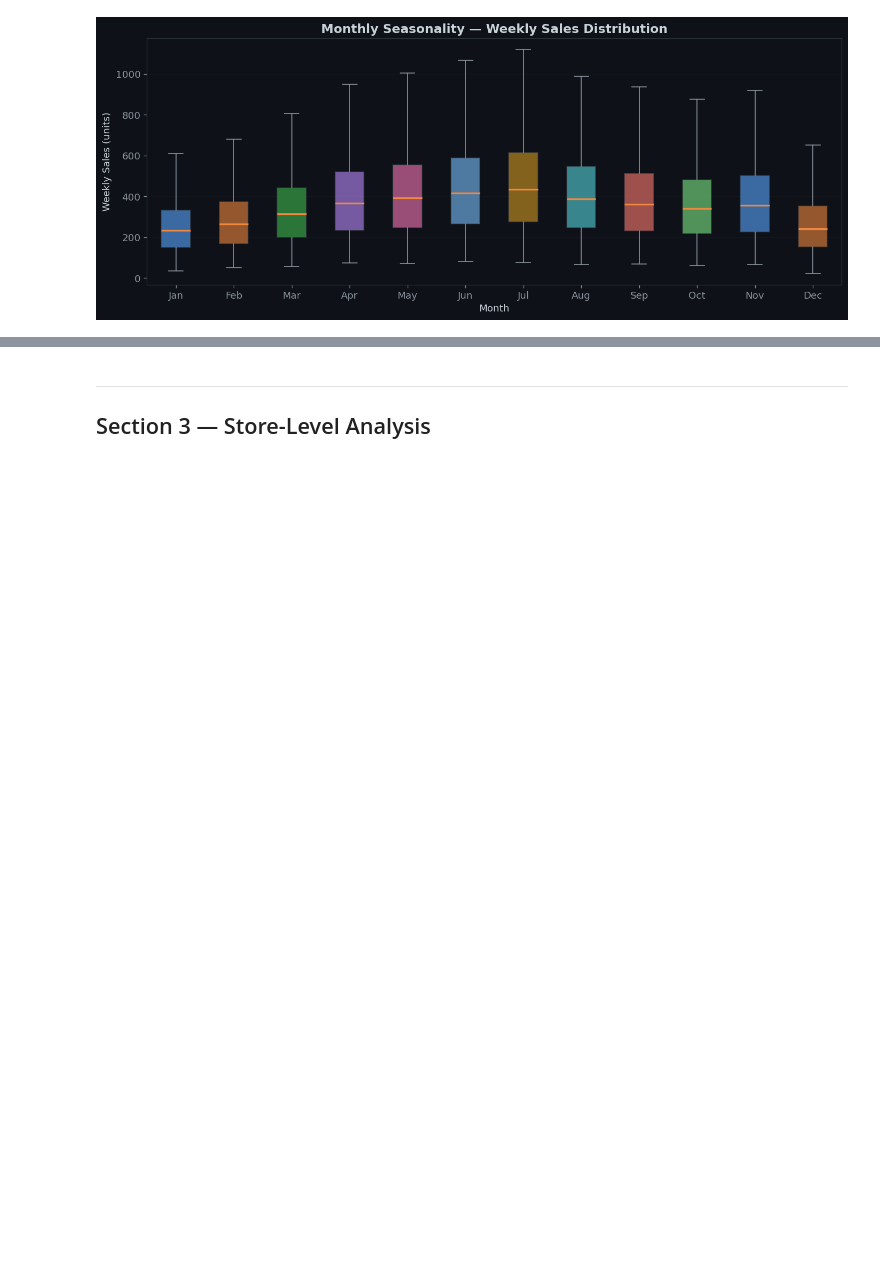
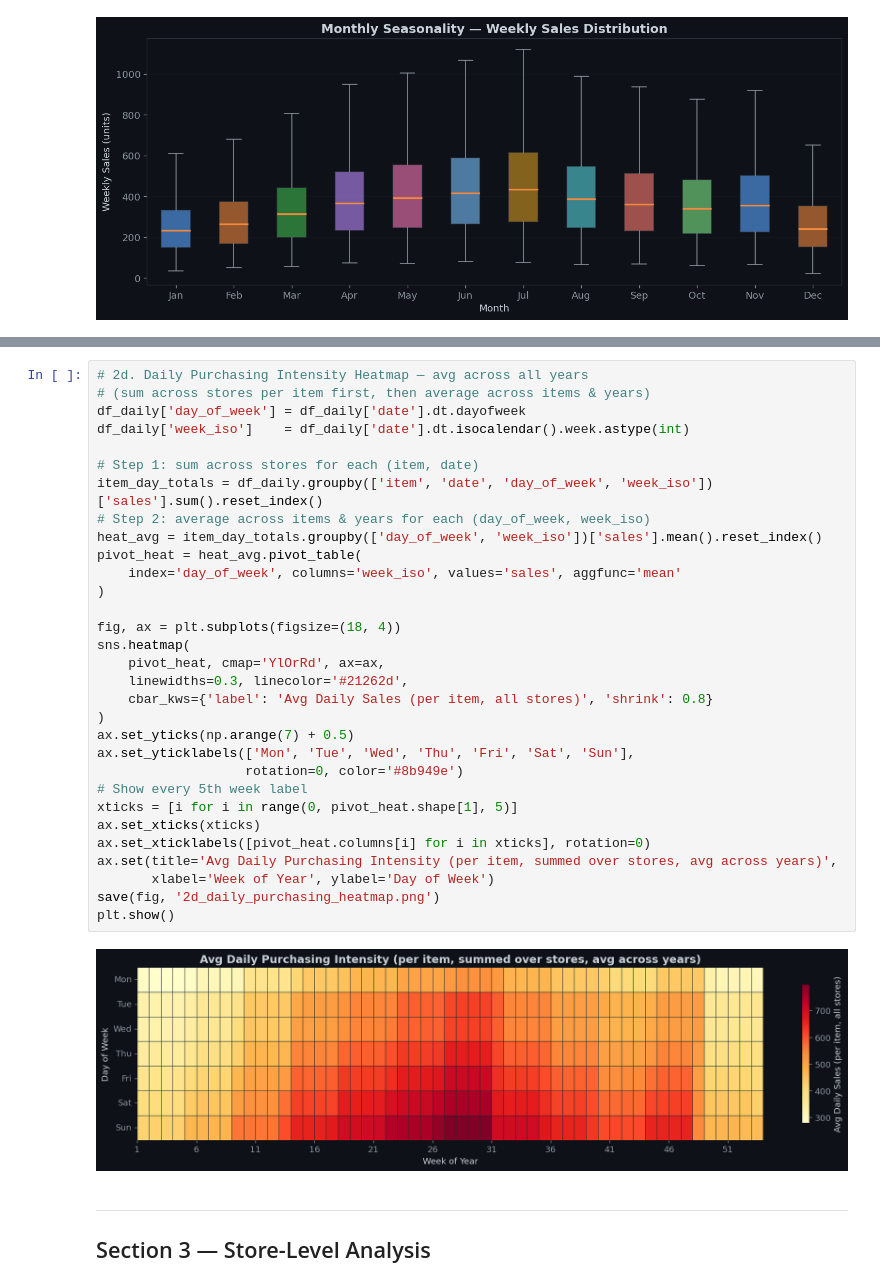
Before and after one commit to AhmedMohamady1/ecommerce-demand-forecasting, a Jupyter notebook: notebooks/01_eda.ipynb, the cells around one changed output, grey strips where cells are left out. Drawn from its saved outputs; the diff is of its cells as text; blank space fills up the shorter version.

```diff
--- a/notebooks/01_eda.ipynb
+++ b/notebooks/01_eda.ipynb
@@ -203,3 +207,36 @@ plt.show()
+# %%
+# 2d. Daily Purchasing Intensity Heatmap — avg across all years
+# (sum across stores per item first, then average across items & years)
+df_daily['day_of_week'] = df_daily['date'].dt.dayofweek
+df_daily['week_iso']    = df_daily['date'].dt.isocalendar().week.astype(int)
+
+# Step 1: sum across stores for each (item, date)
+item_day_totals = df_daily.groupby(['item', 'date', 'day_of_week', 'week_iso'])['sales'].sum().reset_index()
+# Step 2: average across items & years for each (day_of_week, week_iso)
+heat_avg = item_day_totals.groupby(['day_of_week', 'week_iso'])['sales'].mean().reset_index()
+pivot_heat = heat_avg.pivot_table(
+    index='day_of_week', columns='week_iso', values='sales', aggfunc='mean'
+)
+
+fig, ax = plt.subplots(figsize=(18, 4))
+sns.heatmap(
+    pivot_heat, cmap='YlOrRd', ax=ax,
+    linewidths=0.3, linecolor='#21262d',
+    cbar_kws={'label': 'Avg Daily Sales (per item, all stores)', 'shrink': 0.8}
+)
+ax.set_yticks(np.arange(7) + 0.5)
+ax.set_yticklabels(['Mon', 'Tue', 'Wed', 'Thu', 'Fri', 'Sat', 'Sun'],
+                   rotation=0, color='#8b949e')
+# Show every 5th week label
+xticks = [i for i in range(0, pivot_heat.shape[1], 5)]
+ax.set_xticks(xticks)
+ax.set_xticklabels([pivot_heat.columns[i] for i in xticks], rotation=0)
+ax.set(title='Avg Daily Purchasing Intensity (per item, summed over stores, avg across years)',
+       xlabel='Week of Year', ylabel='Day of Week')
+save(fig, '2d_daily_purchasing_heatmap.png')
+plt.show()
+# %% [output]
+[figure, added]
 # %% [markdown]
 ---
 ## Section 3 — Store-Level Analysis
```
Also changed, not shown: parts of 4 cells of this notebook, 10 other files.
